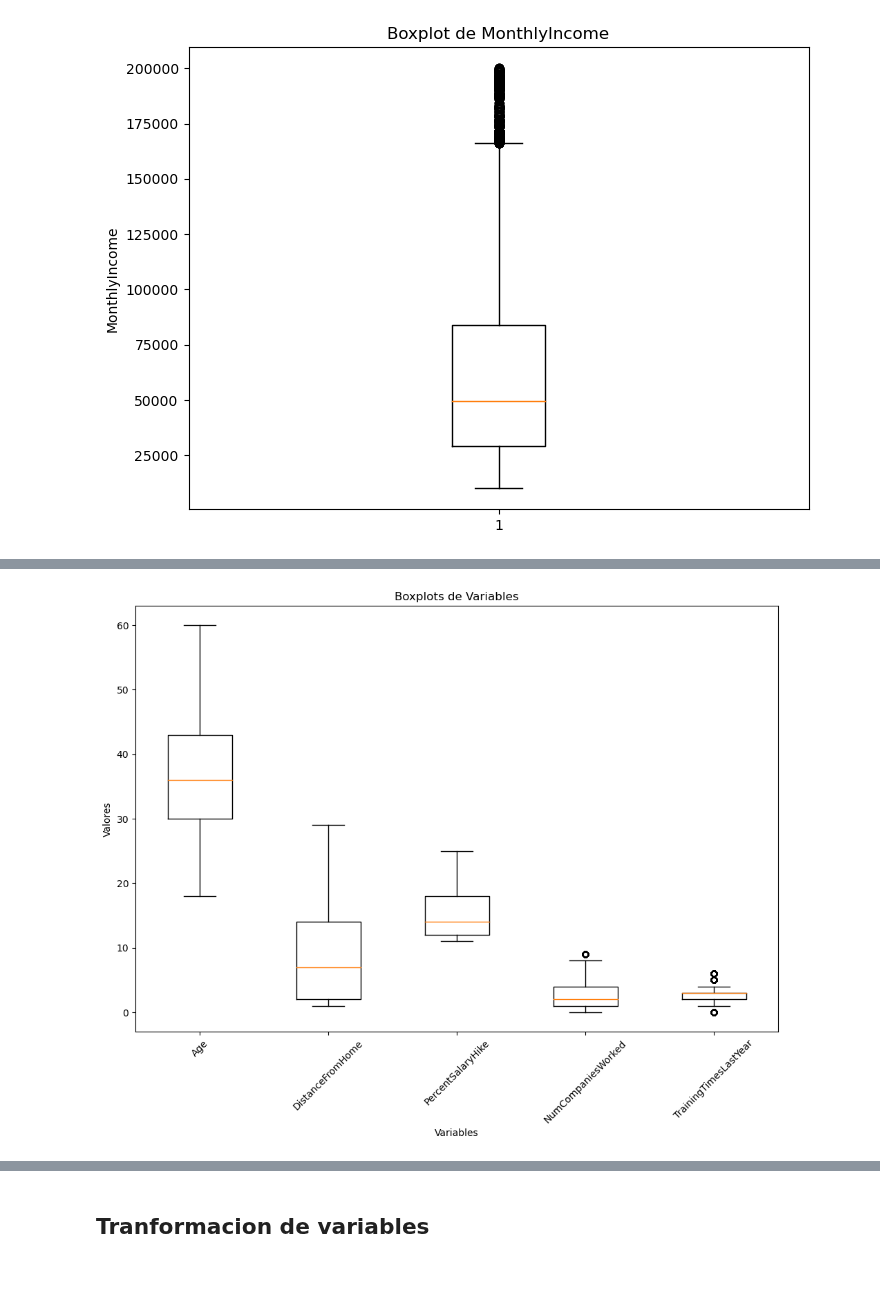
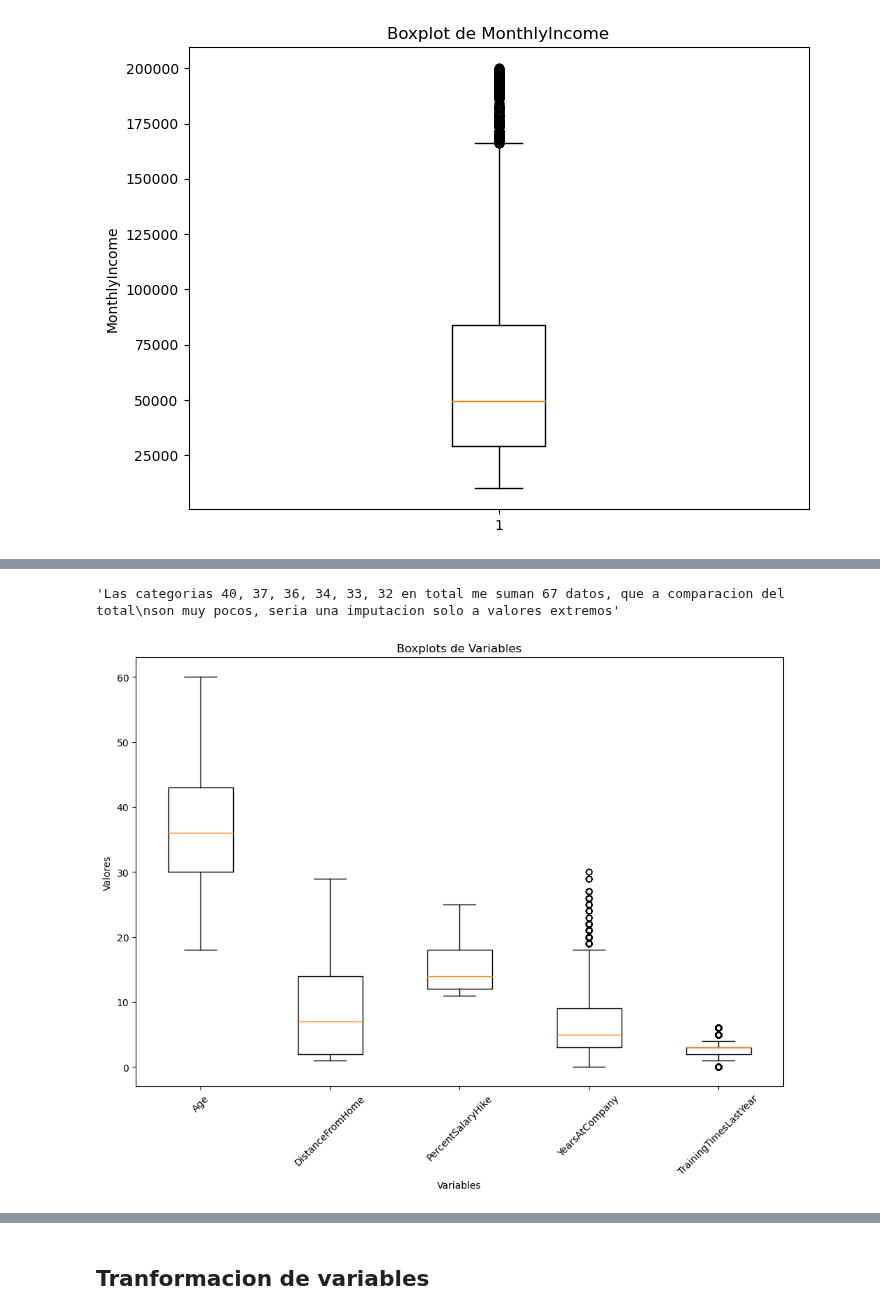
Before and after one commit to andressj1/A-RH, a Jupyter notebook: d_limpieza y transforación.ipynb, the cells around one changed output, grey strips where cells are left out. Saved outputs shown, nothing was run; the diff lists cells and outputs as text; code cells hidden in the pictures; blank space fills up the shorter version.

```diff
--- a/d_limpieza y transforación.ipynb
+++ b/d_limpieza y transforación.ipynb
@@ -14,12 +14,10 @@ df = pd.read_csv("https://raw.githubusercontent.com/andressj1/A-RH/main/Bases/ba
 # %% [markdown]
 ## **Eliminar las variables mencionadas por correlacion**
 # %%
+#Eliminación de variables
+
 df.drop(["YearsWithCurrManager"], axis=1, inplace=True)
-df.drop(["YearsAtCompany"], axis=1, inplace=True)
+df.drop(["TotalWorkingYears"], axis=1, inplace=True)
 df.drop(["YearsSinceLastPromotion"], axis=1, inplace=True)
-#### Se agrego debido a que tiene el mismo comportamiento que la VO, la otra debido a muchos datos faltantes
-### y porque el estres puede
-df.drop(["retirementType"], axis=1, inplace=True)
-df.drop(["resignationReason"], axis=1, inplace=True)
 # %% [markdown]
 ## **Tratamiento de atipicos**
@@ -41,26 +89,34 @@ plt.show()
+# %%
+"""Las categorias 40, 37, 36, 34, 33, 32, 31 en total me suman 98 datos, que a comparacion del total
+son muy pocos, seria una imputacion solo a valores extremos"""
+# %% [output]
+'Las categorias 40, 37, 36, 34, 33, 32 en total me suman 67 datos, que a comparacion del total\nson muy pocos, seria una imputacion solo a valores extremos'
+# %%
+##
+
+df = df[df['YearsAtCompany'] < 31.0]
 # %%
-
 variables = ['Age', 'DistanceFromHome', 'PercentSalaryHike',
-             'NumCompaniesWorked', 'TrainingTimesLastYear']
+             'YearsAtCompany', 'TrainingTimesLastYear']
 
 # Crear la figura y los ejes
 fig, ax = plt.subplots(figsize=(12, 8))
 
 # Crear los boxplots
 ax.boxplot(df[variables].values, labels=variables)
 
 # Configurar el título y las etiquetas
 ax.set_title('Boxplots de Variables')
 ax.set_xlabel('Variables')
 ax.set_ylabel('Valores')
 
 # Rotar las etiquetas del eje x para una mejor visualización
 plt.xticks(rotation=45)
 
 # Mostrar la imagen
 plt.show()
 # %% [output]
-[figure, old version]
+[figure, new version]
 # %%
 df.info()
 # %% [output]
```
Also changed, not shown: parts of 13 cells of this notebook.
